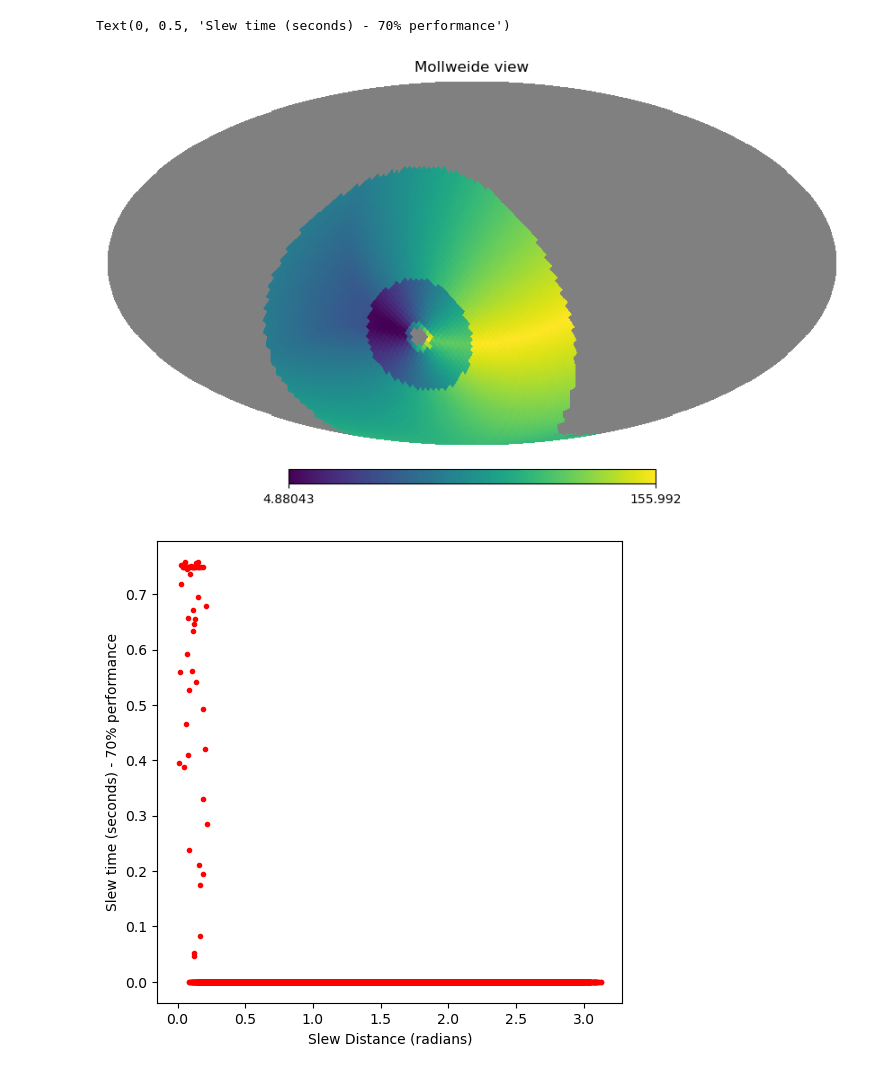
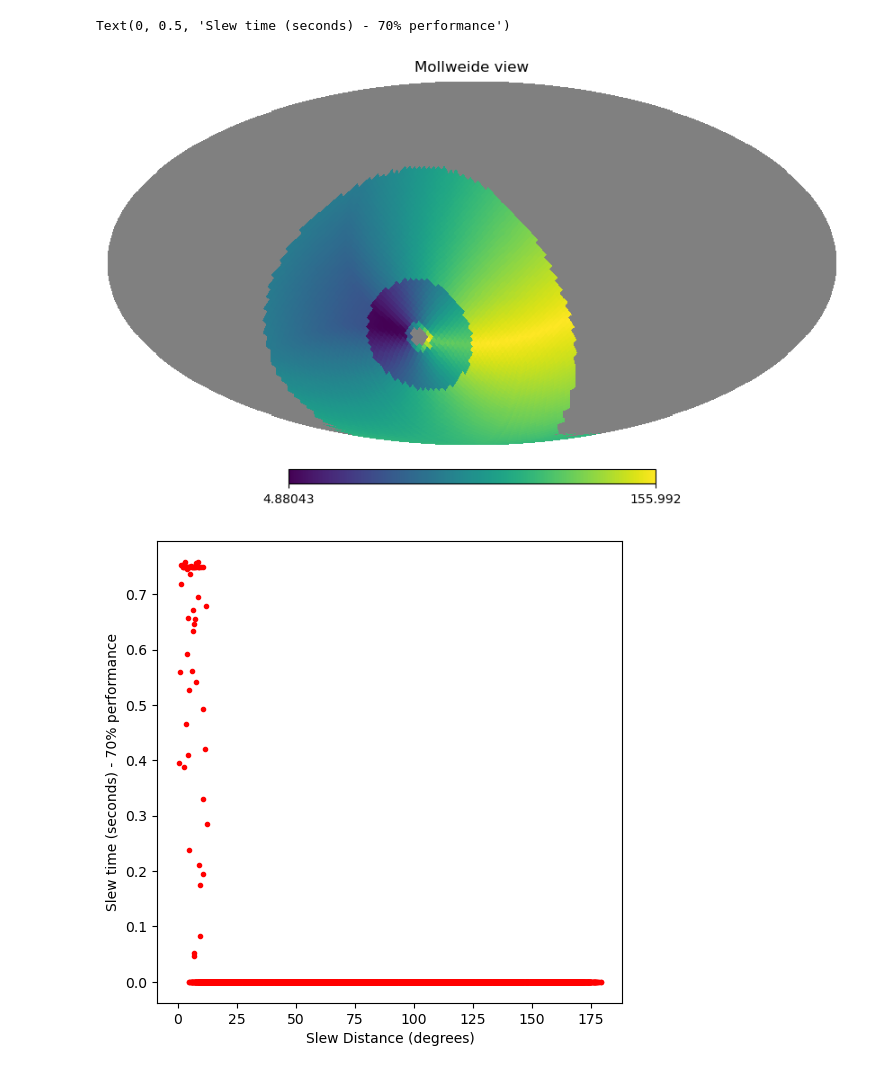
Before and after one commit to lsst-sims/sims_featureScheduler_runs4.1, a Jupyter notebook: ccr1/SlewTimeComparison.ipynb, the cells around one changed output. Saved outputs shown, nothing was run; the diff lists cells and outputs as text; code cells hidden in the pictures.

```diff
--- a/ccr1/SlewTimeComparison.ipynb
+++ b/ccr1/SlewTimeComparison.ipynb
@@ -21,6 +24,7 @@ starting_alt_rad=np.radians(75)
 starting_az_rad=np.radians(75)
 
 dists = _angular_separation(alt, az, starting_alt_rad, starting_az_rad)
+dists = np.degrees(dists)
 # %%
 kinematic_model = KinemModel(mjd0=mjd)
 tma = tma_movement(70)
@@ -42,31 +81,31 @@ Text(0, 0.5, 'Slew time (seconds)')
 # %%
 kinematic_model = KinemModel(mjd0=SURVEY_START_MJD)
 tma70 = tma_movement(70)
 tma40 = tma_movement(40)
 tma = {}
 for a in ['azimuth', 'altitude']:
     for k in ['accel', 'jerk']:
         key = f"{a}_{k}"
         tma[key] = tma40[key]
     for k in ['maxspeed']:
         key = f"{a}_{k}"
         tma[key] = tma70[key]
 tma['settle_time'] = tma40['settle_time']
 kinematic_model.setup_telescope(**tma)
 
 slewtimes = kinematic_model.slew_times(np.radians(sky['ra']), np.radians(sky['dec']), mjd=SURVEY_START_MJD,
                                       starting_alt_rad=starting_alt_rad, starting_az_rad=starting_az_rad)
 hp.mollview(slewtimes, rot=(120, 0, 0))
 
 plt.figure(figsize=(6,6))
 #plt.plot(dists, slewtimes, 'k.')
 plt.plot(dists, slewtimes - nominal, 'r.')
-plt.xlabel("Slew Distance (radians)")
+plt.xlabel("Slew Distance (degrees)")
 plt.ylabel("Slew time (seconds) - 70% performance")
 # %% [output]
 Text(0, 0.5, 'Slew time (seconds) - 70% performance')
 [figure]
-[figure, old version]
+[figure, new version]
 # %%
 kinematic_model = KinemModel(mjd0=SURVEY_START_MJD)
 tma = tma_movement(40)
```
Also changed, not shown: parts of 11 cells of this notebook.
